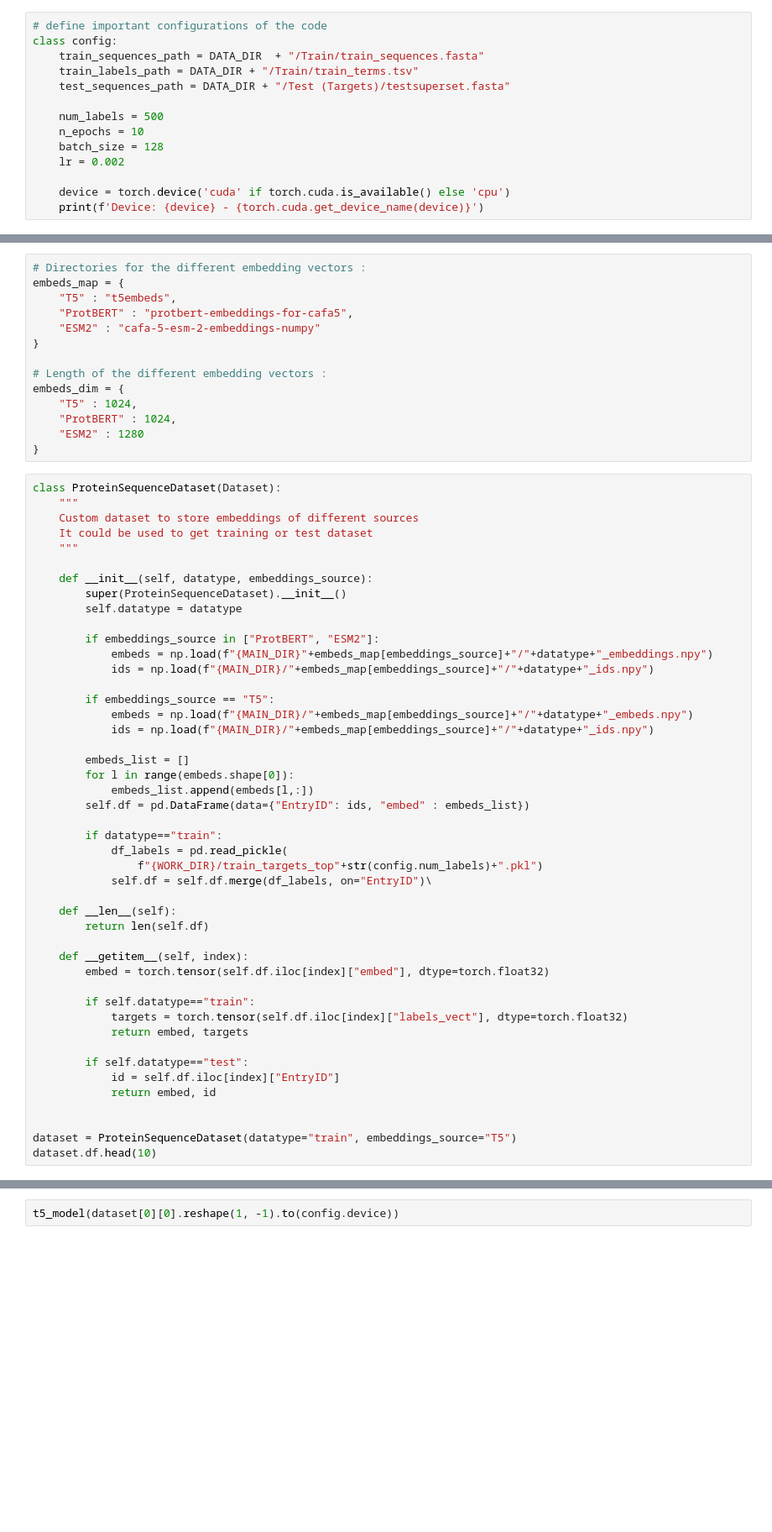
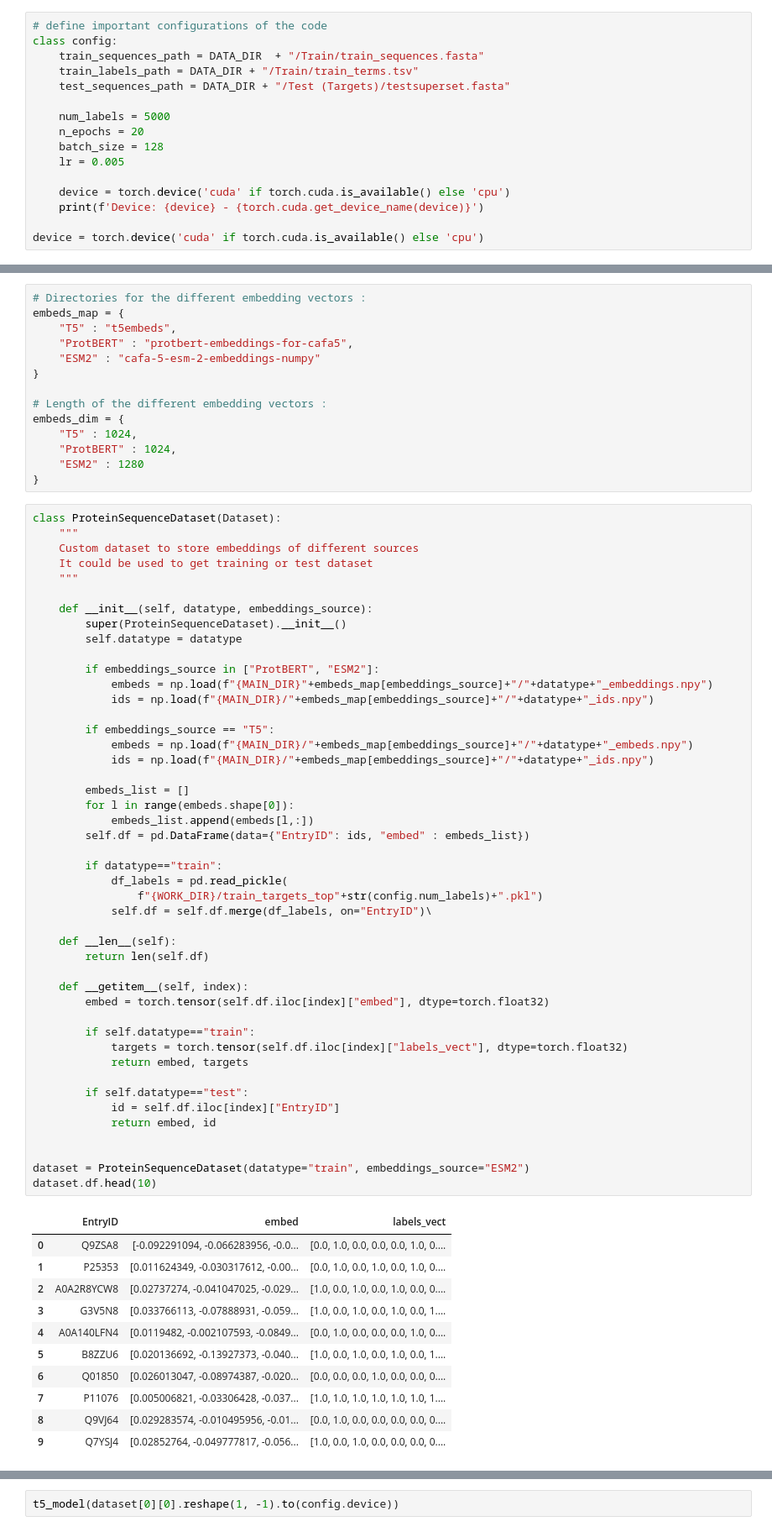
Before and after one commit to ambroseling/NucleAIse, a Jupyter notebook: LLM-V1.ipynb, the cells around one changed output, grey strips where cells are left out. Shown at 84% size. Cells and saved outputs as stored; diff of their text form; blank space fills up the shorter version.

```diff
--- a/LLM-V1.ipynb
+++ b/LLM-V1.ipynb
@@ -50,13 +57,15 @@ class config:
     train_labels_path = DATA_DIR + "/Train/train_terms.tsv"
     test_sequences_path = DATA_DIR + "/Test (Targets)/testsuperset.fasta"
 
-    num_labels = 500
-    n_epochs = 10
+    num_labels = 5000
+    n_epochs = 20
     batch_size = 128
-    lr = 0.002
+    lr = 0.005
 
     device = torch.device('cuda' if torch.cuda.is_available() else 'cpu')
     print(f'Device: {device} - {torch.cuda.get_device_name(device)}')
+
+device = torch.device('cuda' if torch.cuda.is_available() else 'cpu')
 # %%
 # # ______________________ GET PROT BERT EMBEDDINGS WITH HUGGING FACE __________________________________
 #
@@ -212,34 +229,46 @@ class ProteinSequenceDataset(Dataset):
         if embeddings_source == "T5":
             embeds = np.load(f"{MAIN_DIR}/"+embeds_map[embeddings_source]+"/"+datatype+"_embeds.npy")
             ids = np.load(f"{MAIN_DIR}/"+embeds_map[embeddings_source]+"/"+datatype+"_ids.npy")
 
         embeds_list = []
         for l in range(embeds.shape[0]):
             embeds_list.append(embeds[l,:])
         self.df = pd.DataFrame(data={"EntryID": ids, "embed" : embeds_list})
 
         if datatype=="train":
             df_labels = pd.read_pickle(
                 f"{WORK_DIR}/train_targets_top"+str(config.num_labels)+".pkl")
             self.df = self.df.merge(df_labels, on="EntryID")\
 
     def __len__(self):
         return len(self.df)
 
     def __getitem__(self, index):
         embed = torch.tensor(self.df.iloc[index]["embed"], dtype=torch.float32)
 
         if self.datatype=="train":
             targets = torch.tensor(self.df.iloc[index]["labels_vect"], dtype=torch.float32)
             return embed, targets
 
         if self.datatype=="test":
             id = self.df.iloc[index]["EntryID"]
             return embed, id
 
 
-dataset = ProteinSequenceDataset(datatype="train", embeddings_source="T5")
+dataset = ProteinSequenceDataset(datatype="train", embeddings_source="ESM2")
 dataset.df.head(10)
+# %% [output]
+|  | EntryID | embed | labels_vect |
+| 0 | Q9ZSA8 | [-0.092291094, -0.066283956, -0.0... | [0.0, 1.0, 0.0, 0.0, 0.0, 1.0, 0.... |
+| 1 | P25353 | [0.011624349, -0.030317612, -0.00... | [0.0, 1.0, 0.0, 1.0, 0.0, 1.0, 0.... |
+| 2 | A0A2R8YCW8 | [0.02737274, -0.041047025, -0.029... | [1.0, 0.0, 1.0, 0.0, 1.0, 0.0, 0.... |
+| 3 | G3V5N8 | [0.033766113, -0.07888931, -0.059... | [1.0, 0.0, 1.0, 0.0, 1.0, 0.0, 1.... |
+| 4 | A0A140LFN4 | [0.0119482, -0.002107593, -0.0849... | [0.0, 1.0, 0.0, 0.0, 0.0, 1.0, 0.... |
+| 5 | B8ZZU6 | [0.020136692, -0.13927373, -0.040... | [1.0, 0.0, 1.0, 0.0, 1.0, 0.0, 1.... |
+| 6 | Q01850 | [0.026013047, -0.08974387, -0.020... | [0.0, 0.0, 0.0, 1.0, 0.0, 0.0, 0.... |
+| 7 | P11076 | [0.005006821, -0.03306428, -0.037... | [1.0, 1.0, 1.0, 1.0, 1.0, 1.0, 1.... |
+| 8 | Q9VJ64 | [0.029283574, -0.010495956, -0.01... | [0.0, 1.0, 0.0, 0.0, 0.0, 0.0, 0.... |
+| 9 | Q7YSJ4 | [0.02852764, -0.049777817, -0.056... | [1.0, 0.0, 1.0, 0.0, 0.0, 0.0, 0.... |
 # %%
 embeddings, labels = dataset.__getitem__(0)
 print("COMPONENTS FOR FIRST PROTEIN:  ")
```
Also changed, not shown: parts of 14 cells of this notebook.
